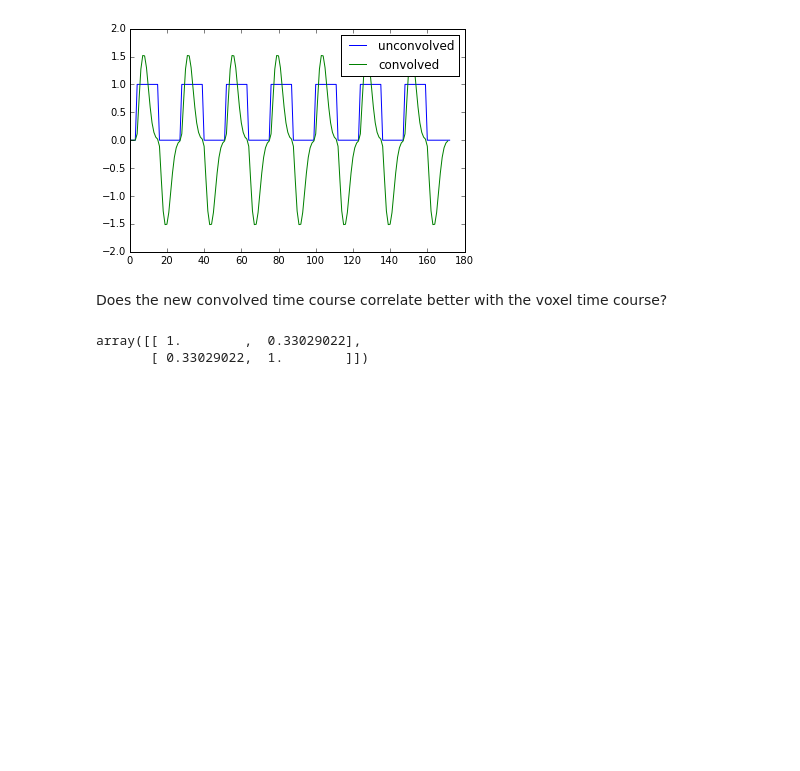
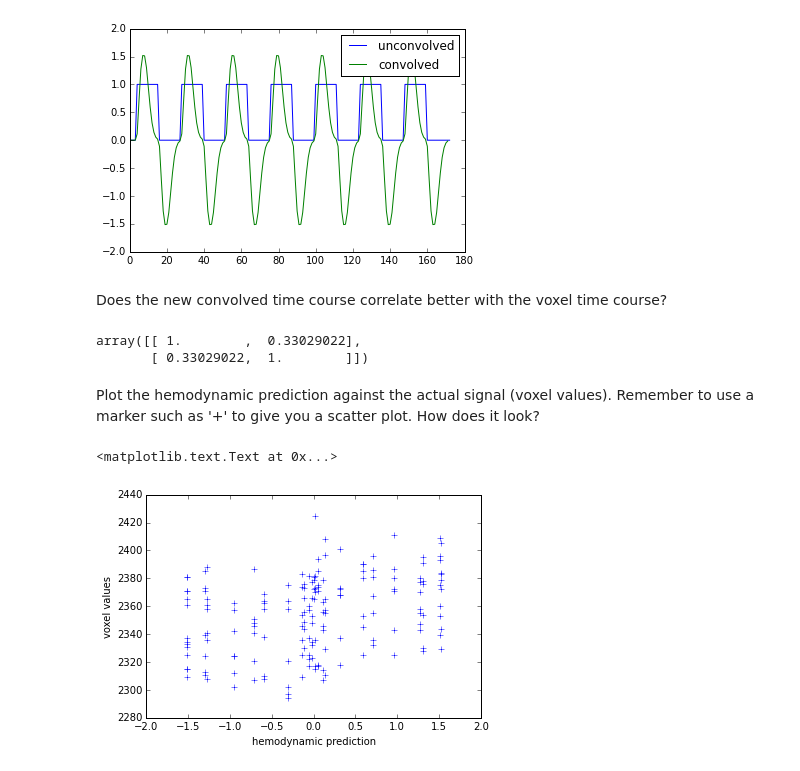
Before and after one commit to practical-neuroimaging/pna2015, a Jupyter notebook: day5/hrf_convolution_solutions.ipynb, the cells around one changed output. Saved outputs shown, nothing was run; the diff lists cells and outputs as text; code cells hidden in the pictures; blank space fills up the shorter version.

Commit message:
Add plot of prediction against signal

```diff
--- a/day5/hrf_convolution_solutions.ipynb
+++ b/day5/hrf_convolution_solutions.ipynb
@@ -255,3 +255,12 @@ np.corrcoef(hemodynamic_prediction, voxel_values)
 # %% [output]
 array([[ 1.        ,  0.33029022],
        [ 0.33029022,  1.        ]])
+# %% [markdown]
+Plot the hemodynamic prediction against the actual signal (voxel values).  Remember to use a marker such as '+' to give you a scatter plot.  How does it look?
+# %%
+plt.plot(hemodynamic_prediction, voxel_values, '+')
+plt.xlabel('hemodynamic prediction')
+plt.ylabel('voxel values')
+# %% [output]
+<matplotlib.text.Text at 0x...>
+[figure, added]
```
Also changed, not shown: parts of 1 cell of this notebook, 1 other file.
